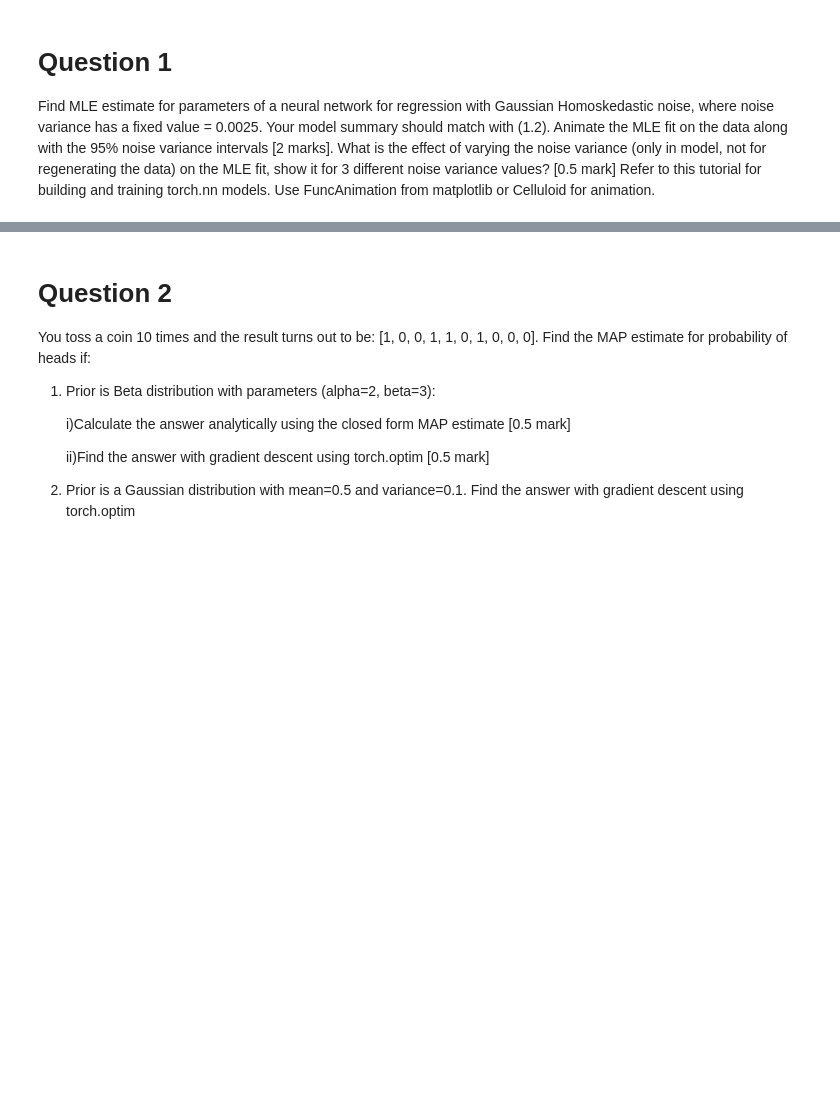
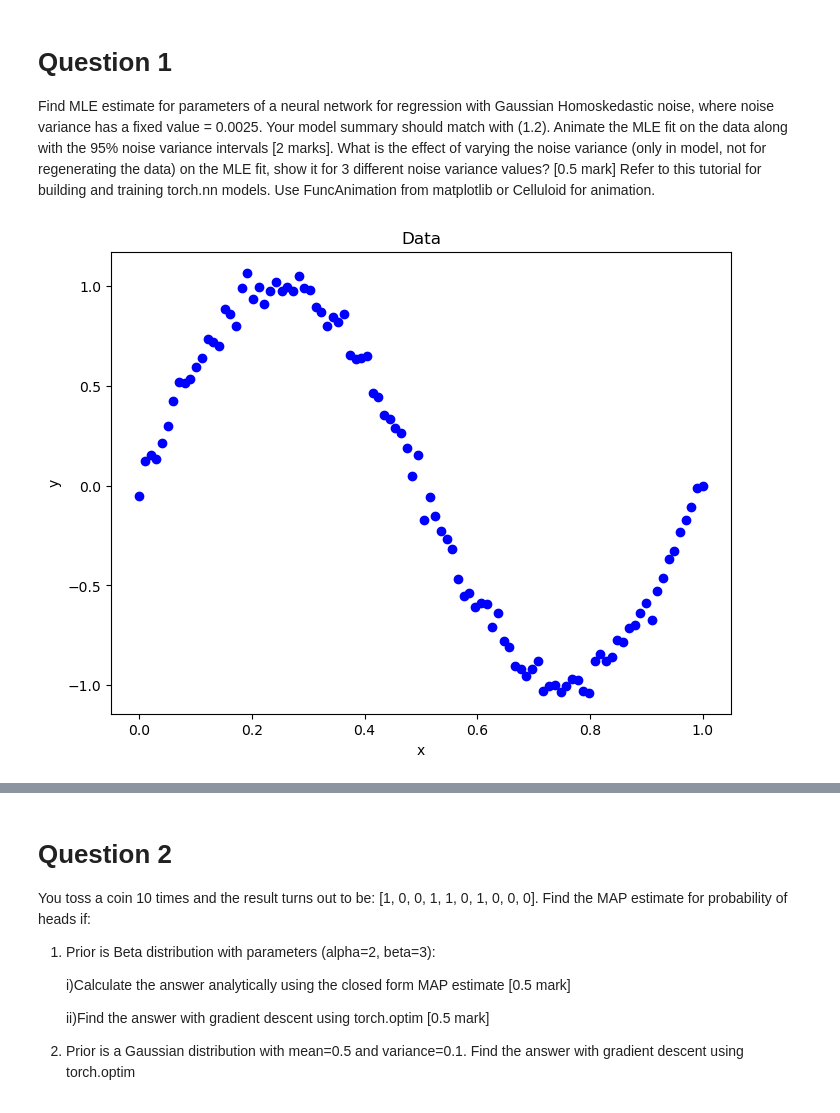
Before and after one commit to DhairyaShah981/pml-assignment2-dhairya-yeeshu, a Jupyter notebook: assignment-2.ipynb, the cells around one changed output, grey strips where cells are left out. Cells and saved outputs as stored; diff of their text form; code cells hidden in the pictures; blank space fills up the shorter version.

```diff
--- a/assignment-2.ipynb
+++ b/assignment-2.ipynb
@@ -18,6 +20,16 @@ import torch.nn as nn
 Find MLE estimate for parameters of a neural network for regression with Gaussian Homoskedastic noise, where noise variance has a fixed value = 0.0025. Your model summary should match with (1.2). Animate the MLE fit on the data along with the 95% noise variance intervals [2 marks]. What is the effect of varying the noise variance (only in model, not for regenerating the data) on the MLE fit, show it for 3 different noise variance values? [0.5 mark] Refer to this tutorial for building and training torch.nn models. Use FuncAnimation from matplotlib or Celluloid for animation.
 # %%
 np.random.seed(0)
-X = np.linspace(0, 1, 100)
-noise = np.random.normal(0, 0.05, 100)
-y = np.sin(2 * np.pi * X) + noise
+X = torch.linspace(0, 1, 100)
+noise = torch.distributions.Normal(0, 0.05).sample((100,))
+y = torch.sin(2 * np.pi * X) + noise
+# %%
+# Plot the data
+plt.figure(figsize=(8, 6))
+plt.scatter(X, y, label='Data', color='blue')
+plt.title('Data')
+plt.xlabel('x')
+plt.ylabel('y')
+plt.show()
+# %% [output]
+[figure, added]
```
Also changed, not shown: parts of 17 cells of this notebook, 2 other files.
